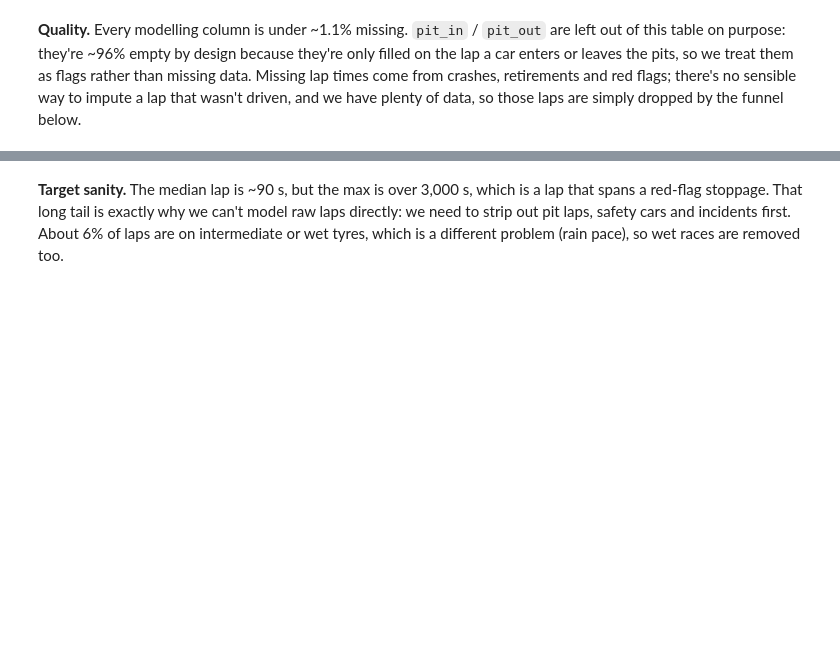
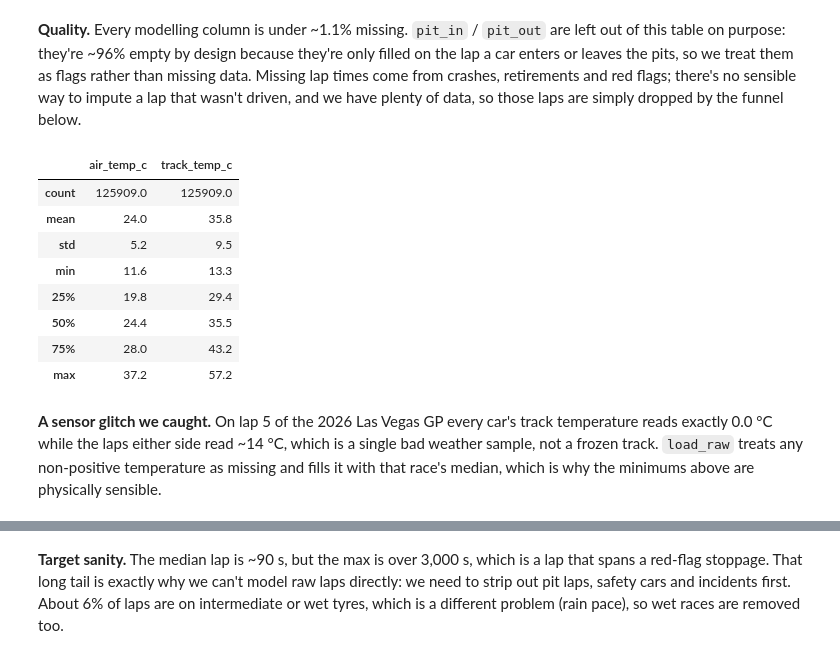
Before and after one commit to sagrawal11/DIS-ML-Final-Project, a Jupyter notebook: notebooks/01_data_acquisition_validation.ipynb, the cells around one changed output, grey strips where cells are left out. Drawn from its saved outputs; the diff is of its cells as text; code cells hidden in the pictures; blank space fills up the shorter version.

```diff
--- a/notebooks/01_data_acquisition_validation.ipynb
+++ b/notebooks/01_data_acquisition_validation.ipynb
@@ -63,6 +63,20 @@ miss[miss > 0].to_frame('% missing')
 | deleted | 0.03 |
 # %% [markdown]
 **Quality.** Every modelling column is under ~1.1% missing. `pit_in` / `pit_out` are left out of this table on purpose: they're ~96% empty by design because they're only filled on the lap a car enters or leaves the pits, so we treat them as flags rather than missing data. Missing lap times come from crashes, retirements and red flags; there's no sensible way to impute a lap that wasn't driven, and we have plenty of data, so those laps are simply dropped by the funnel below.
+# %%
+raw[['air_temp_c', 'track_temp_c']].describe().round(1)
+# %% [output]
+|  | air_temp_c | track_temp_c |
+| count | 125909.0 | 125909.0 |
+| mean | 24.0 | 35.8 |
+| std | 5.2 | 9.5 |
+| min | 11.6 | 13.3 |
+| 25% | 19.8 | 29.4 |
+| 50% | 24.4 | 35.5 |
+| 75% | 28.0 | 43.2 |
+| max | 37.2 | 57.2 |
+# %% [markdown]
+**A sensor glitch we caught.** On lap 5 of the 2026 Las Vegas GP every car's track temperature reads exactly 0.0 °C while the laps either side read ~14 °C, which is a single bad weather sample, not a frozen track. `load_raw` treats any non-positive temperature as missing and fills it with that race's median, which is why the minimums above are physically sensible.
 # %%
 print(raw.compound.value_counts(dropna=False))
 print('\nLap time (s) summary:'); print(raw.lap_time_s.describe().round(2))
```
Also changed, not shown: parts of 9 cells of this notebook, 18 other files.
